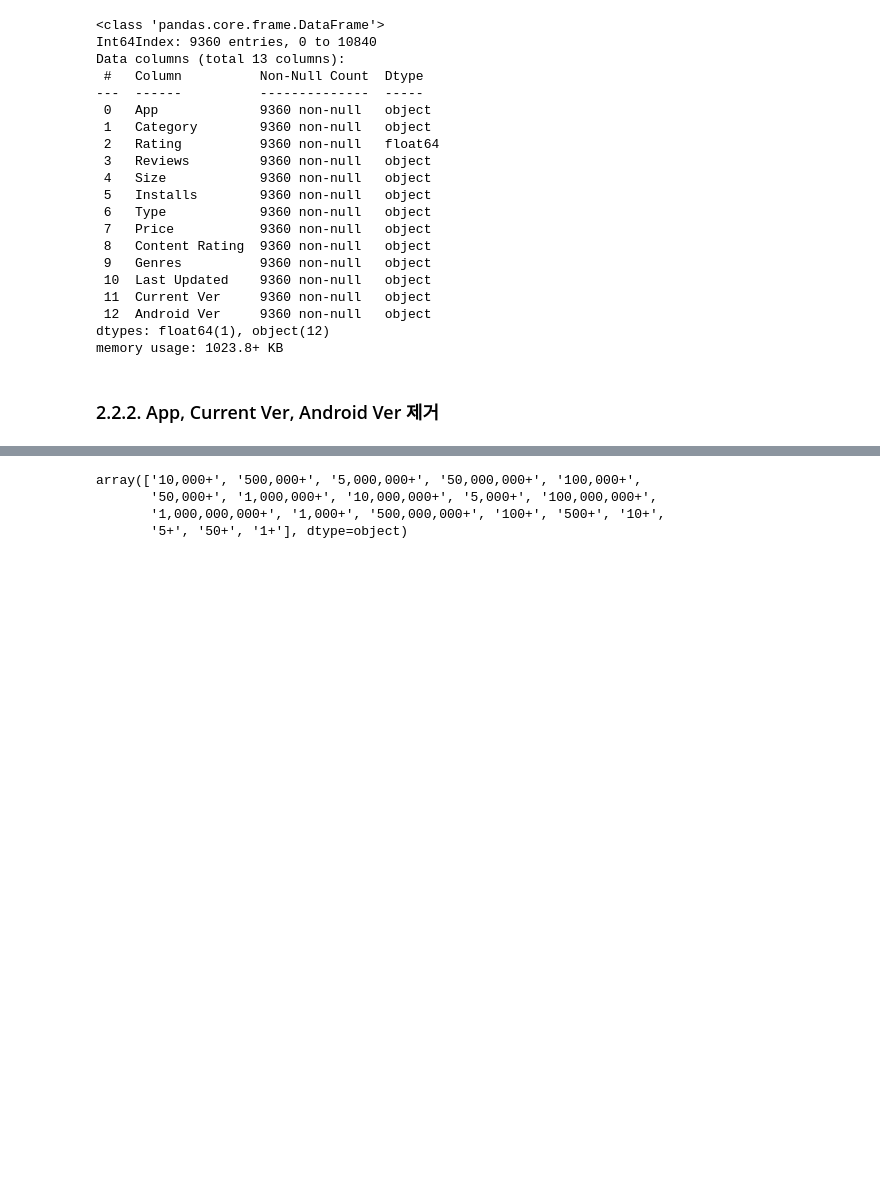
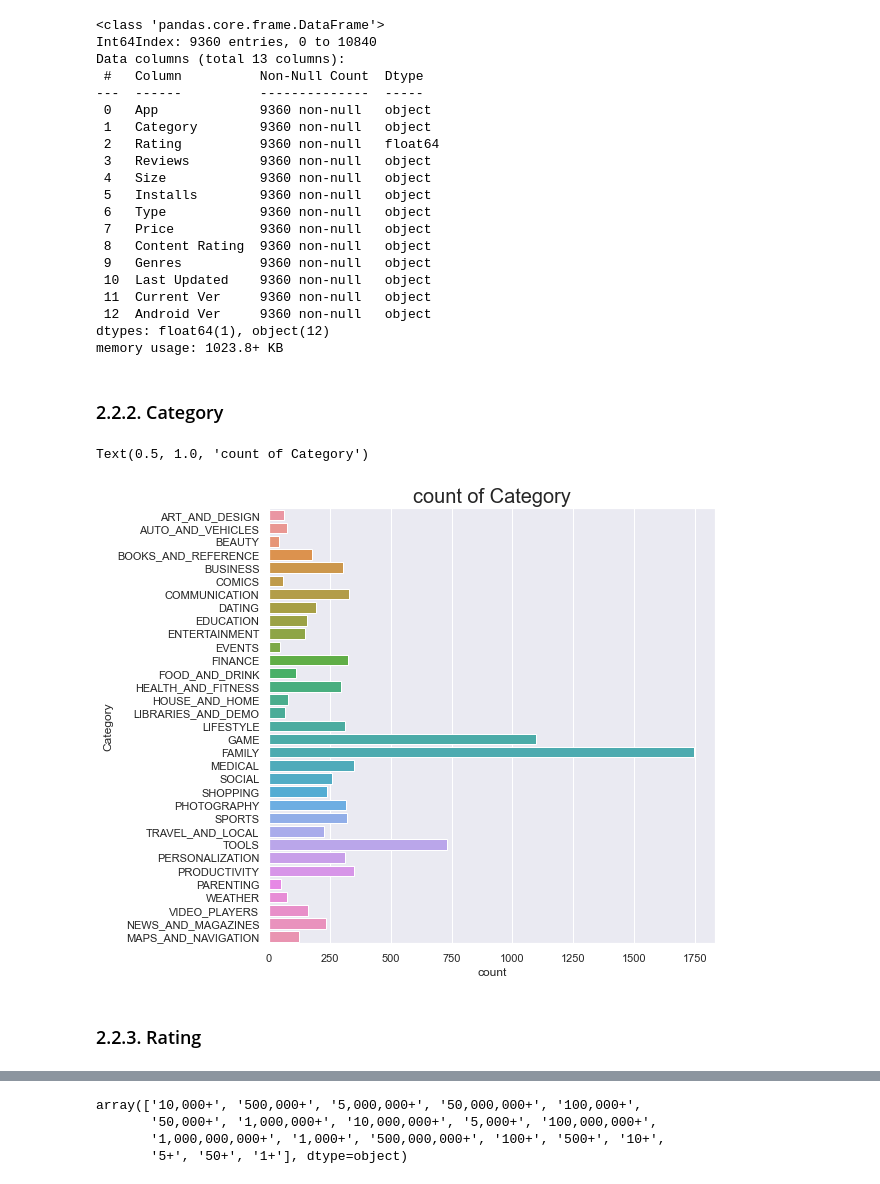
Before and after one commit to Jeong-Bin/DA-PROJECT, a Jupyter notebook: PROJECT_4 ML을 활용한 APP 점수 예측 및 향상 방안.ipynb, the cells around one changed output, grey strips where cells are left out. Saved outputs shown, nothing was run; the diff lists cells and outputs as text; code cells hidden in the pictures; blank space fills up the shorter version.

```diff
--- a/PROJECT_4 ML을 활용한 APP 점수 예측 및 향상 방안.ipynb
+++ b/PROJECT_4 ML을 활용한 APP 점수 예측 및 향상 방안.ipynb
@@ -90,4 +92,4 @@ Data columns (total 13 columns):
 dtypes: float64(1), object(12)
 memory usage: 1023.8+ KB
 # %% [markdown]
-### 2.2.2. App, Current Ver, Android Ver 제거
+### 2.2.2. Category
@@ -101,0 +96,9 @@ data = data.drop(labels = ['Current Ver', 'Android Ver'], axis = 1)
+# %%
+fig, ax = plt.subplots(figsize = (8, 8))
+sns.countplot(y='Category', data=data)
+plt.title('count of Category', size=20)
+# %% [output]
+Text(0.5, 1.0, 'count of Category')
+[figure, added]
+# %% [markdown]
+### 2.2.3. Rating
```
Also changed, not shown: parts of 62 cells of this notebook.
